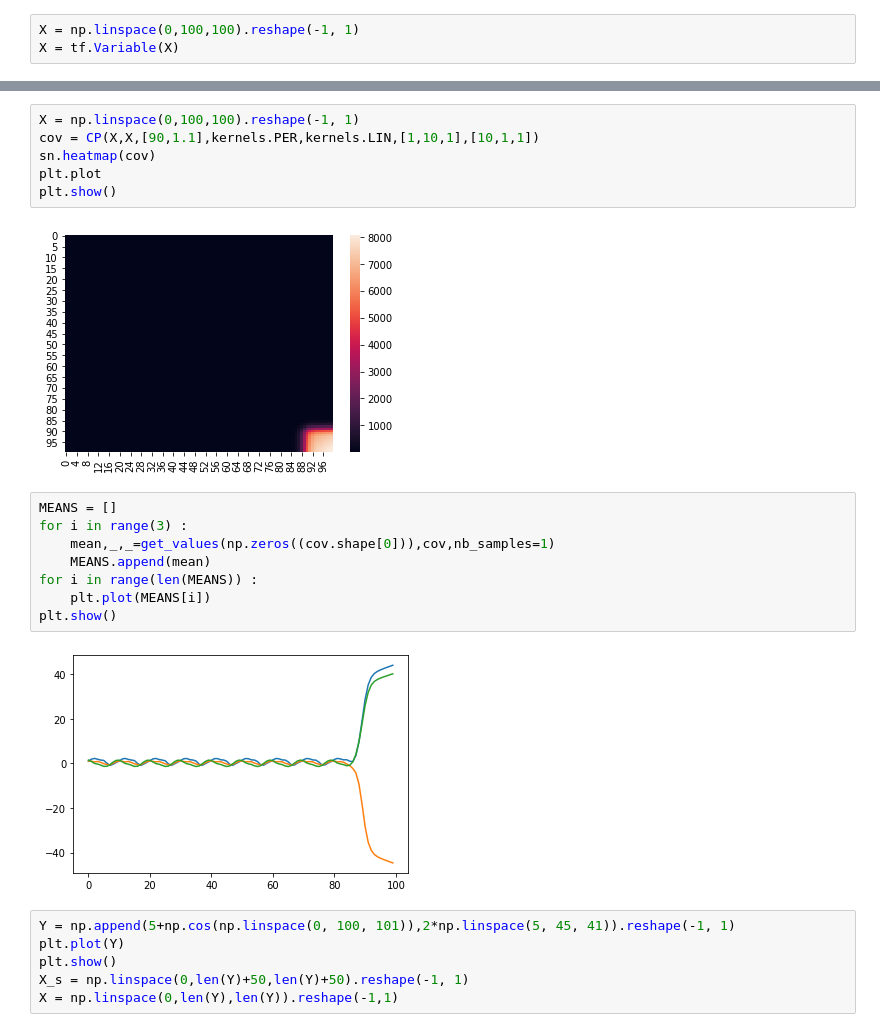
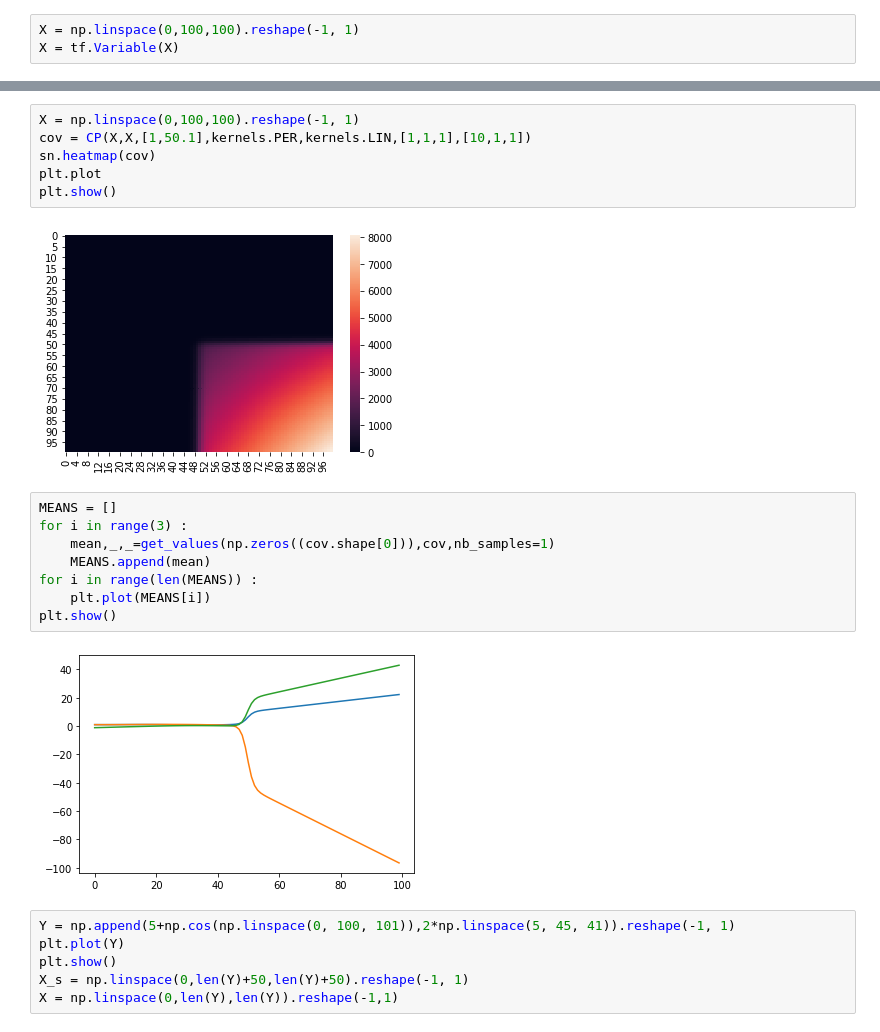
Before and after one commit to gregoritoo/ABCDflow, a Jupyter notebook: Description.ipynb, the cells around one changed output, grey strips where cells are left out. Cells and saved outputs as stored; diff of their text form.

```diff
--- a/Description.ipynb
+++ b/Description.ipynb
@@ -44,11 +44,11 @@ plt.show()
 # %%
 X = np.linspace(0,100,100).reshape(-1, 1)
-cov = CP(X,X,[90,1.1],kernels.PER,kernels.LIN,[1,10,1],[10,1,1])
+cov = CP(X,X,[1,50.1],kernels.PER,kernels.LIN,[1,1,1],[10,1,1])
 sn.heatmap(cov)
 plt.plot
 plt.show()
 # %% [output]
-[figure, old version]
+[figure, new version]
 # %%
 MEANS = []
 for i in range(3) :
@@ -58,7 +58,7 @@ for i in range(len(MEANS)) :
     plt.plot(MEANS[i])
 plt.show()
 # %% [output]
-[figure, old version]
+[figure, new version]
 # %%
 Y = np.append(5+np.cos(np.linspace(0, 100, 101)),2*np.linspace(5, 45, 41)).reshape(-1, 1)
 plt.plot(Y)
```
Also changed, not shown: parts of 12 cells of this notebook, 1 other file.
